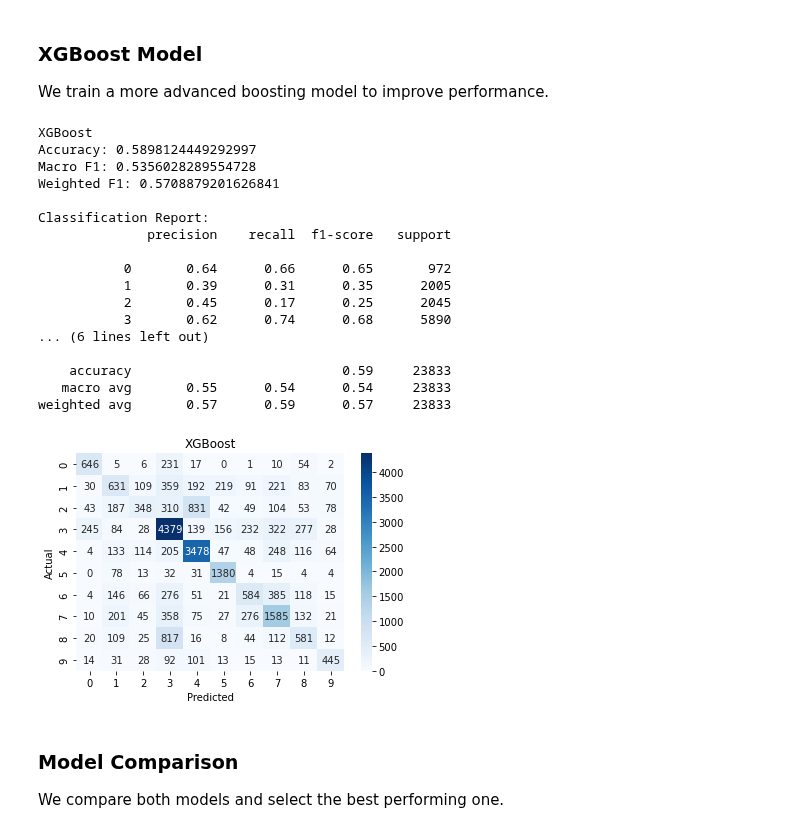
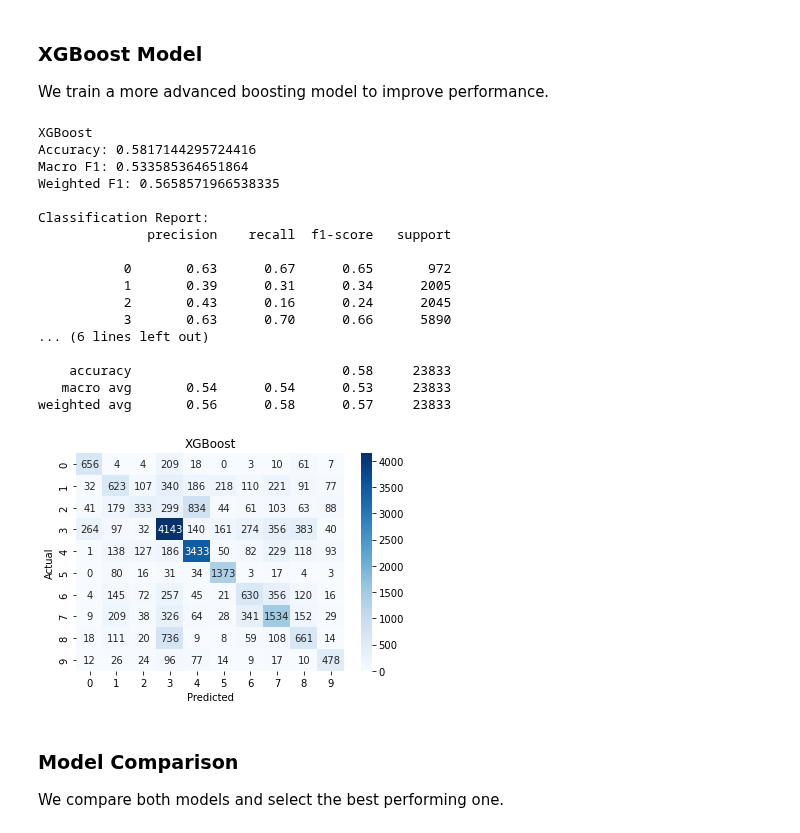
Before and after one commit to ChairoSolutions/Chicago-crash-cause-prediction, a Jupyter notebook: Notebook/index.ipynb, the cells around one changed output. Drawn from its saved outputs; the diff is of its cells as text; code cells hidden in the pictures.

```diff
--- a/Notebook/index.ipynb
+++ b/Notebook/index.ipynb
@@ -1318,17 +1321,13 @@ This model is suitable because:
 - It captures **non-linear relationship** common in crash data
 - It reduces overfiting compared to asingle tree
 # %%
-# Random Forest Pipeline
+# Random Forest Pipeline(with preprocessing + SMOTE)
 from sklearn.ensemble import RandomForestClassifier
 
-rf_pipeline = Pipeline([
-    ('preprocessor', preprocessor),
-    ('model', RandomForestClassifier(
-        n_estimators=200,
-        max_depth=15,
-        min_samples_split=5,
-        random_state=42
-    ))
+rf_pipeline = ImbPipeline([
+    ('preprocess', preprocessor),
+    ('smote', SMOTE(random_state=42)),
+    ('model', RandomForestClassifier(random_state=42))
 ])
 
 results.append(
@@ -1359,48 +1358,41 @@ We train a more advanced boosting model to improve performance.
 # %%
 from xgboost import XGBClassifier
 from sklearn.pipeline import Pipeline
 from sklearn.preprocessing import LabelEncoder
 
 le = LabelEncoder() ##label encoder only of xgb
 
 y_train_enc = le.fit_transform(y_train)
 y_test_enc = le.transform(y_test)
 
-xgb_pipeline = Pipeline([
-    ('preprocessor', preprocessor),
-    ('model', XGBClassifier(
-        n_estimators=300,
-        max_depth=6,
-        learning_rate=0.1,
-        subsample=0.8,
-        colsample_bytree=0.8,
-        random_state=42,
-        eval_metric='mlogloss'
-    ))
+xgb_pipeline = ImbPipeline([
+    ('preprocess', preprocessor),
+    ('smote', SMOTE(random_state=42)),
+    ('model', XGBClassifier(eval_metric='logloss', random_state=42))
 ])
 
 results.append(
     evaluate_model(xgb_pipeline, X_train, y_train_enc, X_test, y_test_enc, "XGBoost")
 )
 # %% [output]
 XGBoost
-Accuracy: 0.5898124449292997
-Macro F1: 0.5356028289554728
-Weighted F1: 0.5708879201626841
+Accuracy: 0.5817144295724416
+Macro F1: 0.533585364651864
+Weighted F1: 0.5658571966538335
 
 Classification Report:
               precision    recall  f1-score   support
 
-           0       0.64      0.66      0.65       972
-           1       0.39      0.31      0.35      2005
-           2       0.45      0.17      0.25      2045
-           3       0.62      0.74      0.68      5890
+           0       0.63      0.67      0.65       972
+           1       0.39      0.31      0.34      2005
+           2       0.43      0.16      0.24      2045
+           3       0.63      0.70      0.66      5890
 ... (6 lines left out)
 
-    accuracy                           0.59     23833
-   macro avg       0.55      0.54      0.54     23833
-weighted avg       0.57      0.59      0.57     23833
+    accuracy                           0.58     23833
+   macro avg       0.54      0.54      0.53     23833
+weighted avg       0.56      0.58      0.57     23833
-[figure, old version]
+[figure, new version]
 # %% [markdown]
 ### Model Comparison
 We compare both models and select the best performing one.
```
Also changed, not shown: parts of 21 cells of this notebook.
